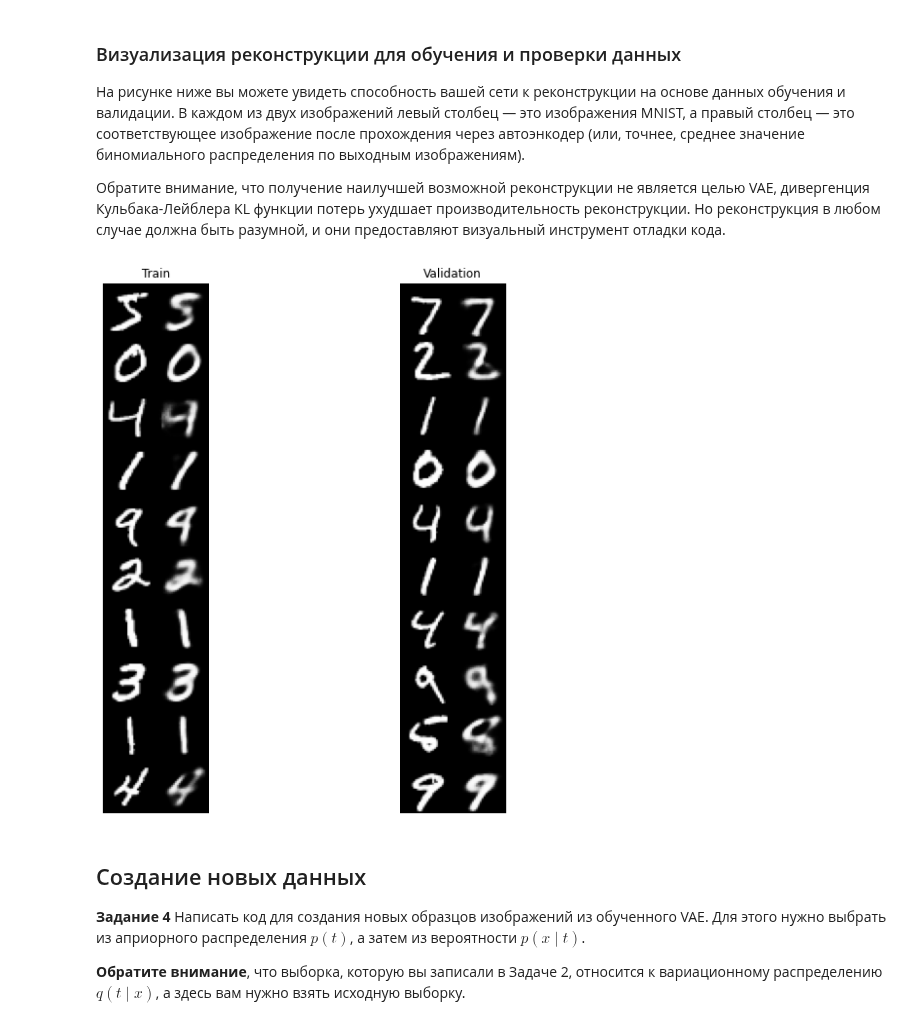
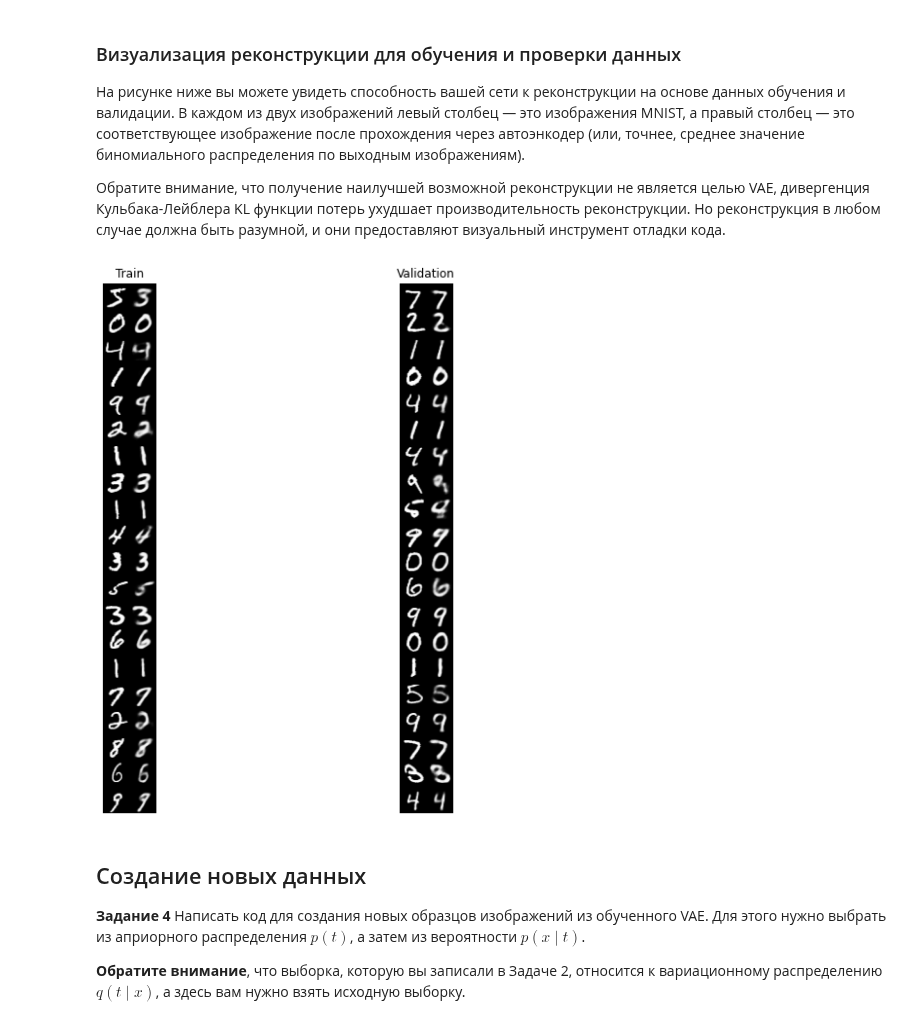
Before and after one commit to JacKira/BayesMethods, a Jupyter notebook: Lab/lr2_.ipynb, the cells around one changed output. Drawn from its saved outputs; the diff is of its cells as text; code cells hidden in the pictures.

```diff
--- a/Lab/lr2_.ipynb
+++ b/Lab/lr2_.ipynb
@@ -262,23 +258,23 @@ Epoch 10/10
 # %%
 fig = plt.figure(figsize=(10, 10))
 for fid_idx, (data, title) in enumerate(
             zip([x_train, x_test], ['Train', 'Validation'])):
-    n = 10  # figure with 10 x 2 digits
+    n = 20  # figure with 10 x 2 digits
     digit_size = 28
     figure = np.zeros((digit_size * n, digit_size * 2))
     decoded = sess.run(x_decoded_mean, feed_dict={x: data[:batch_size, :]})
-    for i in range(10):
+    for i in range(n):
         figure[i * digit_size: (i + 1) * digit_size,
                :digit_size] = data[i, :].reshape(digit_size, digit_size)
         figure[i * digit_size: (i + 1) * digit_size,
                digit_size:] = decoded[i, :].reshape(digit_size, digit_size)
     ax = fig.add_subplot(1, 2, fid_idx + 1)
     ax.imshow(figure, cmap='Greys_r')
     ax.set_title(title)
     ax.axis('off')
 plt.show()
 # %% [output]
-[figure, old version]
+[figure, new version]
 # %% [markdown]
 ## Создание новых данных
 **Задание 4** Написать код для создания новых образцов изображений из обученного VAE. Для этого нужно выбрать из априорного распределения $p(t)$, а затем из вероятности $p(x \mid t)$.
```
Also changed, not shown: parts of 16 cells of this notebook.
